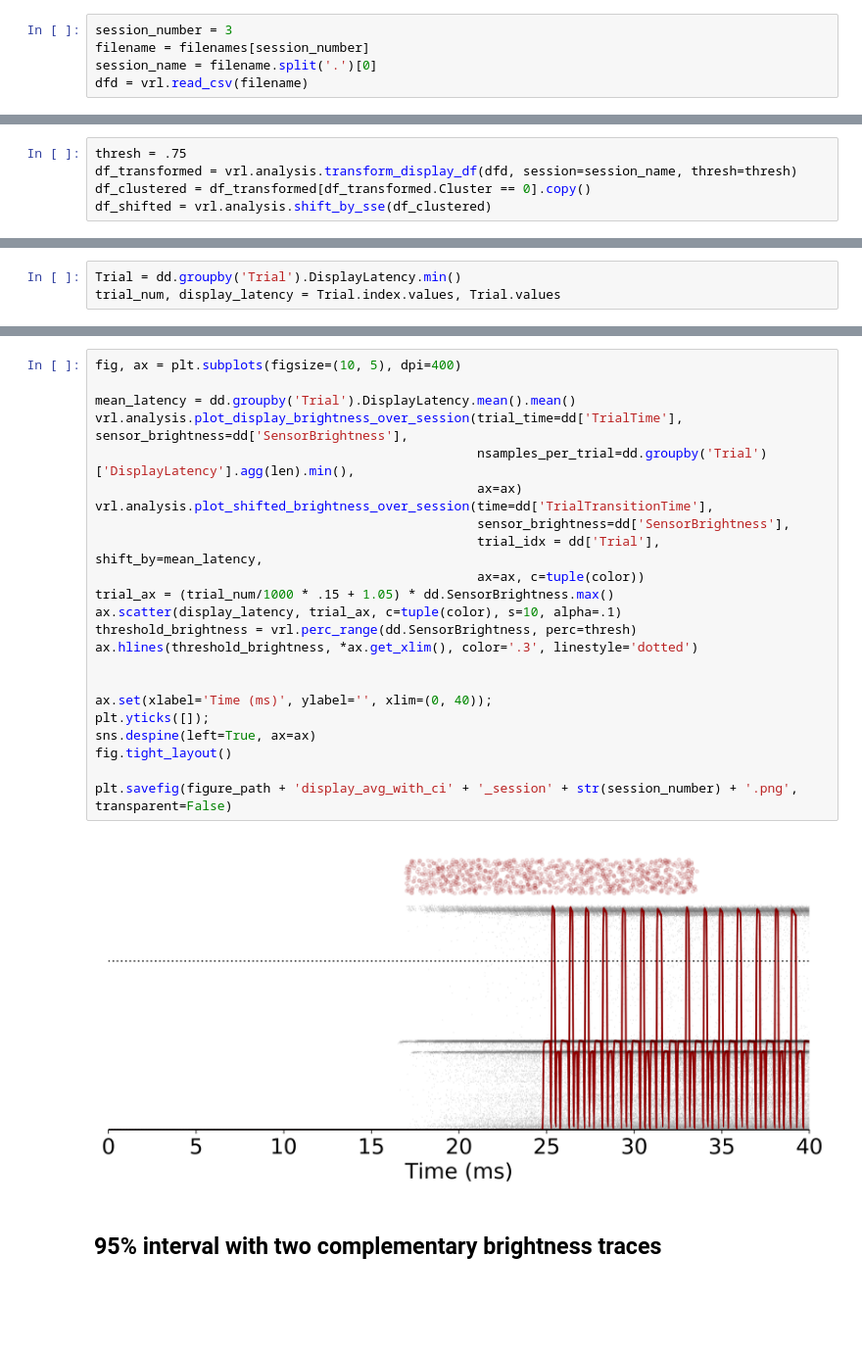
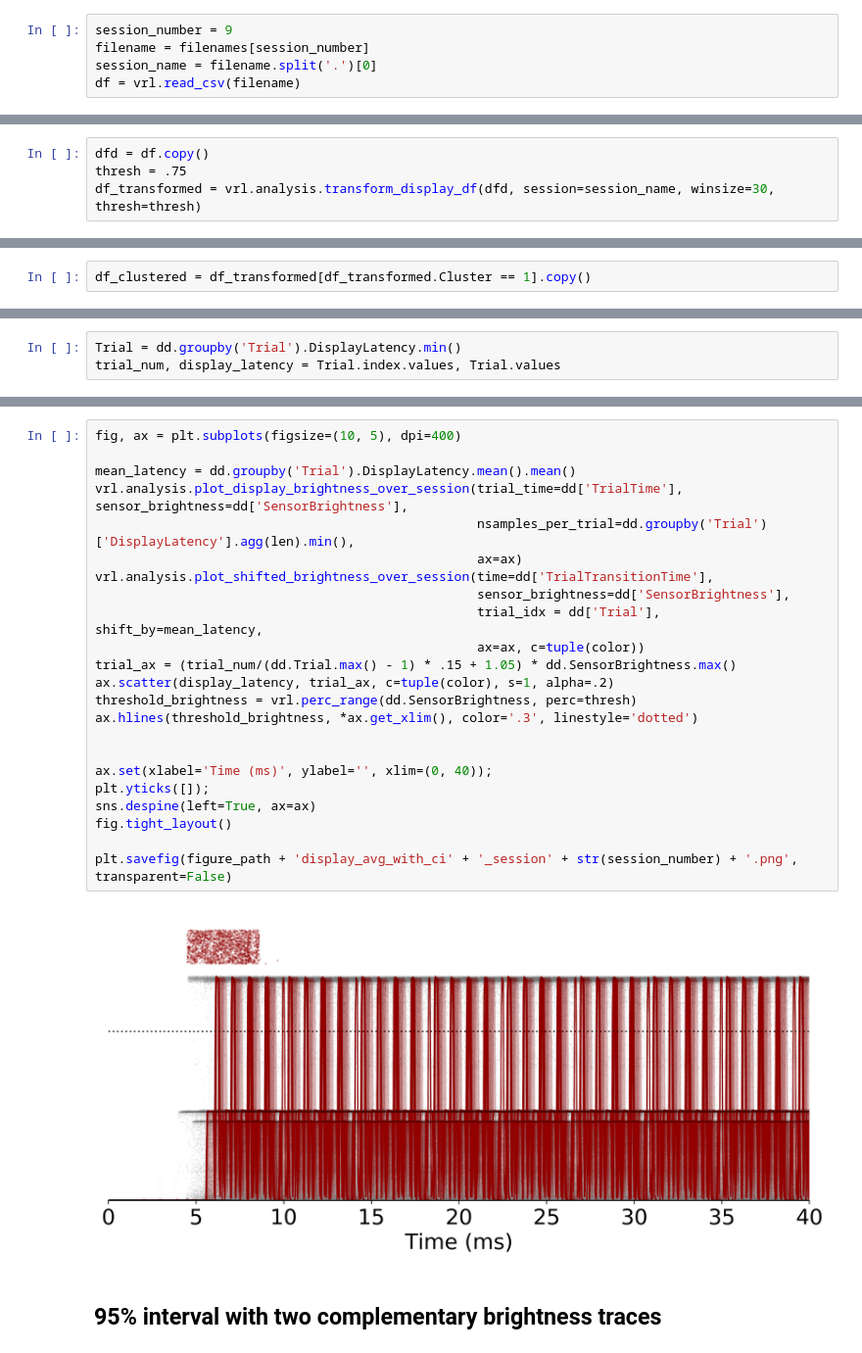
Before and after one commit to mohammadbashiri/vrlatency, a Jupyter notebook: notebooks/reports/Display.ipynb, the cells around one changed output, grey strips where cells are left out. Shown at 98% size. Saved outputs shown, nothing was run; the diff lists cells and outputs as text; blank space fills up the shorter version.

Commit message:
working on plottig the 240Hz Display frame rate properly

```diff
--- a/notebooks/reports/Display.ipynb
+++ b/notebooks/reports/Display.ipynb
@@ -54,5 +56,5 @@ display_20181010_133340.csv
 # %%
-session_number = 3
+session_number = 9
 filename = filenames[session_number]
 session_name = filename.split('.')[0]
-dfd = vrl.read_csv(filename)
+df = vrl.read_csv(filename)
@@ -68,5 +76,4 @@ dfd.head()
 # %%
+dfd = df.copy()
 thresh = .75
-df_transformed = vrl.analysis.transform_display_df(dfd, session=session_name, thresh=thresh)
-df_clustered = df_transformed[df_transformed.Cluster == 0].copy()
-df_shifted = vrl.analysis.shift_by_sse(df_clustered)
+df_transformed = vrl.analysis.transform_display_df(dfd, session=session_name, winsize=30, thresh=thresh)
@@ -72,0 +84,2 @@ df_shifted = vrl.analysis.shift_by_sse(df_clustered)
+# %%
+df_clustered = df_transformed[df_transformed.Cluster == 1].copy()
@@ -144,28 +163,28 @@ trial_num, display_latency = Trial.index.values, Trial.values
 # %%
 fig, ax = plt.subplots(figsize=(10, 5), dpi=400)
 
 mean_latency = dd.groupby('Trial').DisplayLatency.mean().mean()
 vrl.analysis.plot_display_brightness_over_session(trial_time=dd['TrialTime'], sensor_brightness=dd['SensorBrightness'],
                                                   nsamples_per_trial=dd.groupby('Trial')['DisplayLatency'].agg(len).min(),
                                                   ax=ax)
 vrl.analysis.plot_shifted_brightness_over_session(time=dd['TrialTransitionTime'],
                                                   sensor_brightness=dd['SensorBrightness'],
                                                   trial_idx = dd['Trial'], shift_by=mean_latency,
                                                   ax=ax, c=tuple(color))
-trial_ax = (trial_num/1000 * .15 + 1.05) * dd.SensorBrightness.max()
-ax.scatter(display_latency, trial_ax, c=tuple(color), s=10, alpha=.1)
+trial_ax = (trial_num/(dd.Trial.max() - 1) * .15 + 1.05) * dd.SensorBrightness.max()
+ax.scatter(display_latency, trial_ax, c=tuple(color), s=1, alpha=.2)
 threshold_brightness = vrl.perc_range(dd.SensorBrightness, perc=thresh)
 ax.hlines(threshold_brightness, *ax.get_xlim(), color='.3', linestyle='dotted')
 
 
 ax.set(xlabel='Time (ms)', ylabel='', xlim=(0, 40));
 plt.yticks([]);
 sns.despine(left=True, ax=ax)
 fig.tight_layout()
 
 plt.savefig(figure_path + 'display_avg_with_ci' + '_session' + str(session_number) + '.png', transparent=False)
 # %% [output]
-[figure, old version]
+[figure, new version]
 # %% [markdown]
 ## 95% interval with two complementary brightness traces
 # %%
```
Also changed, not shown: parts of 9 cells of this notebook, 5 other files.
